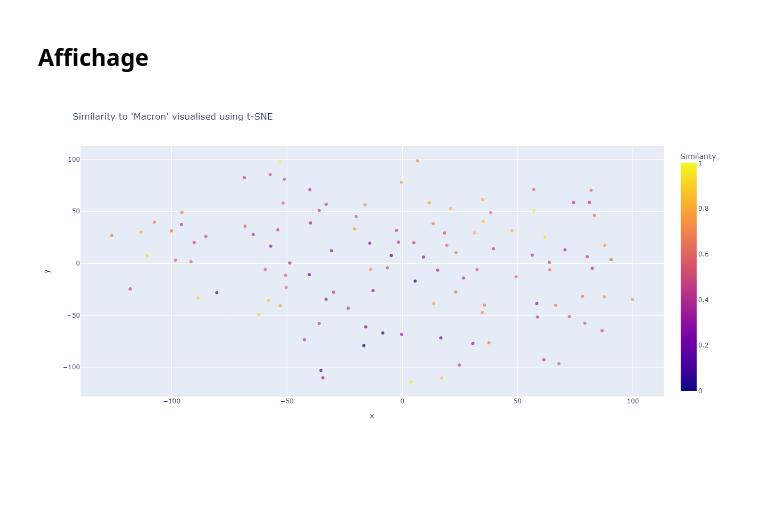
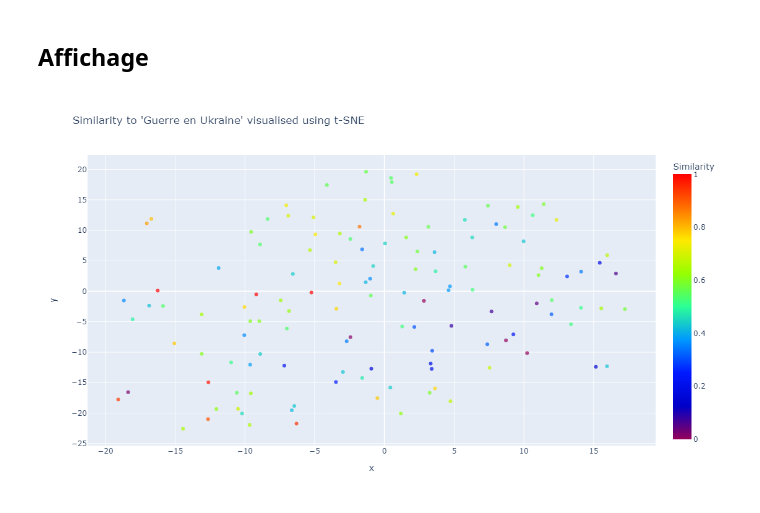
Before and after one commit to gpenessot/recommandation_articles_presse_LLM, a Jupyter notebook: notebooks/fill_vector_database.ipynb, the cells around one changed output. Drawn from its saved outputs; the diff is of its cells as text; code cells hidden in the pictures; blank space fills up the shorter version.

```diff
--- a/notebooks/fill_vector_database.ipynb
+++ b/notebooks/fill_vector_database.ipynb
@@ -116,7 +102,7 @@ embedding_array = np.array(
     df['sentence_embedding'].to_list()
 )
 # %%
-query = "Macron"
+query = "Guerre en Ukraine"
 query_embedding_response = np.array(
     encoder.encode(query)
 )
@@ -149,32 +135,32 @@ tsne_model = TSNE(
 )
 tsne_embeddings = tsne_model.fit_transform(embedding_array)
 
 # Create a DataFrame for visualisation
 visualisation_data = pd.DataFrame(
     {'x': tsne_embeddings[:, 0],
      'y': tsne_embeddings[:, 1],
      'title':df['title'],
      'Similarity': df['normalised'].round(3)}
 )
 
 # Create the scatter plot using Plotly Express
 plot = px.scatter(
     visualisation_data,
     x = 'x',
     y = 'y',
     color = 'Similarity',
     hover_name='title',
-    #color_continuous_scale = 'rainbow',
+    color_continuous_scale = 'rainbow',
     opacity = 0.7,
     title = f"Similarity to '{query}' visualised using t-SNE"
 )
 
 plot.update_layout(
     width = 1000,
     height = 650
 )
 
 # Show the plot
 plot.show()
 # %% [output]
-[figure, old version]
+[figure, new version]
```
Also changed, not shown: parts of 3 cells of this notebook, 5 other files.
